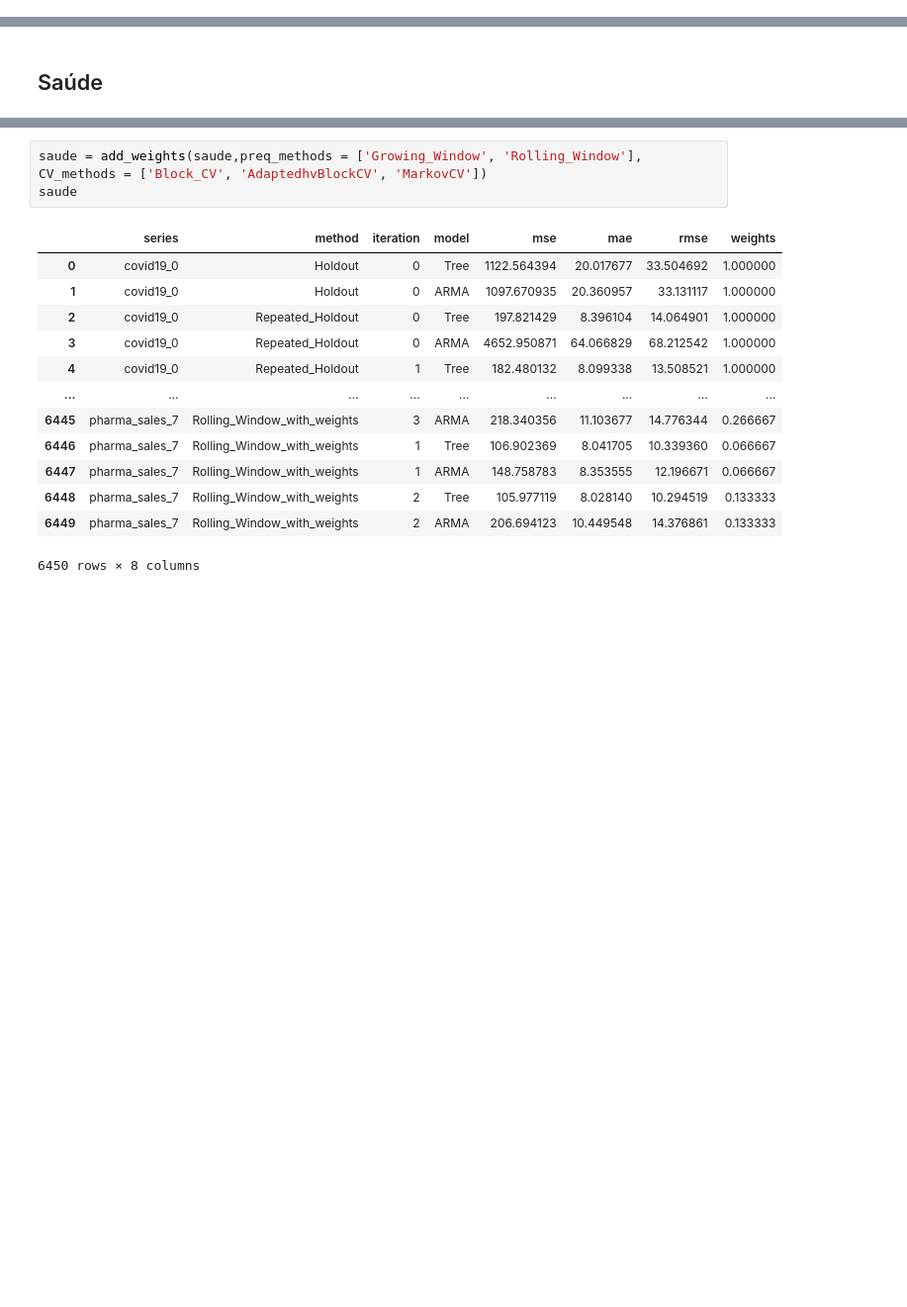
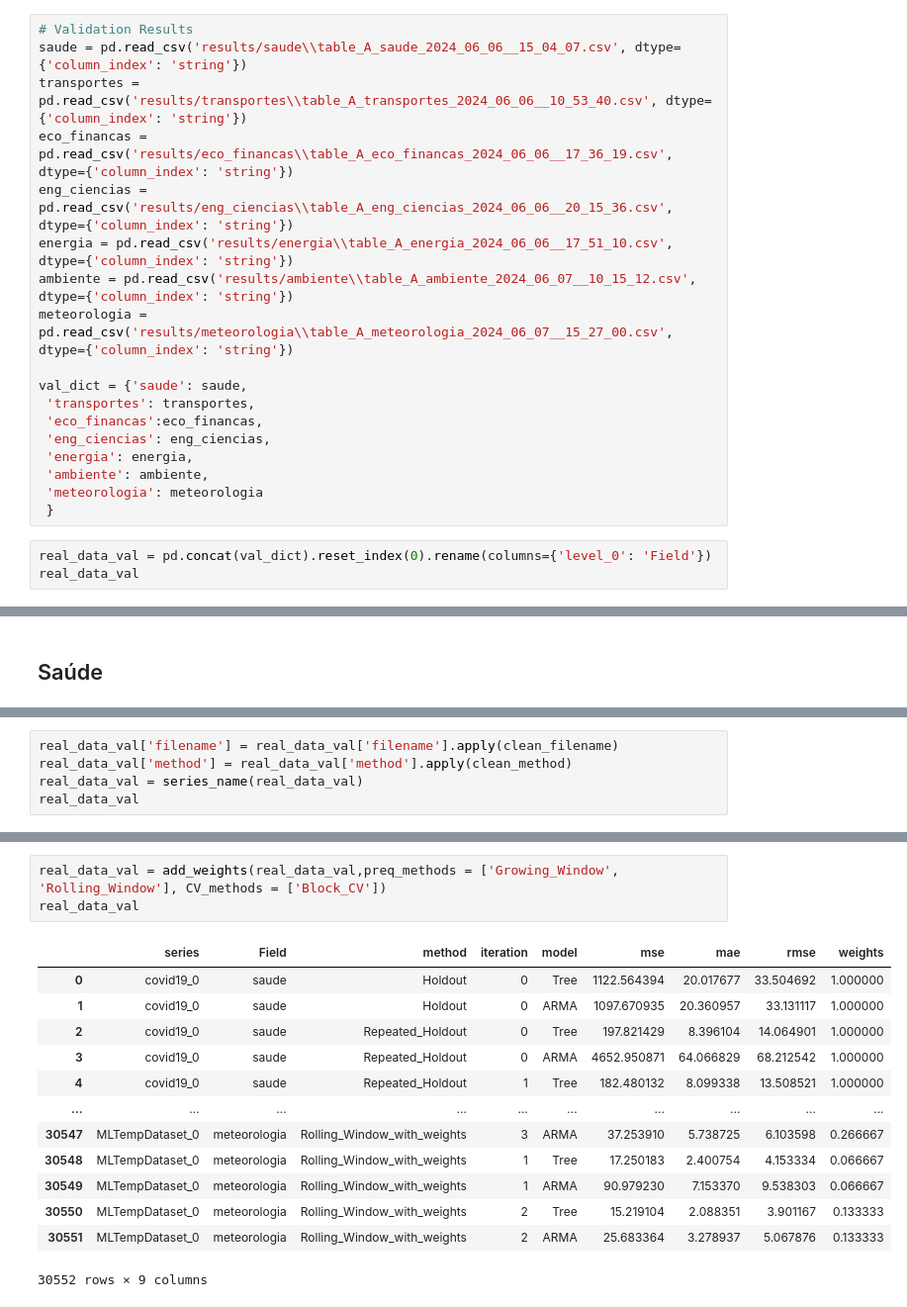
Before and after one commit to MiguelLoureiro98/timecave, a Jupyter notebook: experiments/processing_results.ipynb, the cells around one changed output, grey strips where cells are left out. Shown: that part at 99% size. Cells and saved outputs as stored; diff of their text form; blank space fills up the shorter version.

```diff
--- a/experiments/processing_results.ipynb
+++ b/experiments/processing_results.ipynb
@@ -27,0 +48,21 @@ def clean_method(method_str):
+# %%
+# Validation Results
+saude = pd.read_csv('results/saude\\table_A_saude_2024_06_06__15_04_07.csv', dtype={'column_index': 'string'})
+transportes = pd.read_csv('results/transportes\\table_A_transportes_2024_06_06__10_53_40.csv', dtype={'column_index': 'string'})
+eco_financas = pd.read_csv('results/eco_financas\\table_A_eco_financas_2024_06_06__17_36_19.csv', dtype={'column_index': 'string'})
+eng_ciencias = pd.read_csv('results/eng_ciencias\\table_A_eng_ciencias_2024_06_06__20_15_36.csv', dtype={'column_index': 'string'})
+energia = pd.read_csv('results/energia\\table_A_energia_2024_06_06__17_51_10.csv', dtype={'column_index': 'string'})
+ambiente = pd.read_csv('results/ambiente\\table_A_ambiente_2024_06_07__10_15_12.csv', dtype={'column_index': 'string'})
+meteorologia = pd.read_csv('results/meteorologia\\table_A_meteorologia_2024_06_07__15_27_00.csv', dtype={'column_index': 'string'})
+
+val_dict = {'saude': saude,
+ 'transportes': transportes,
+ 'eco_financas':eco_financas,
+ 'eng_ciencias': eng_ciencias,
+ 'energia': energia,
+ 'ambiente': ambiente,
+ 'meteorologia': meteorologia
+ }
+# %%
+real_data_val = pd.concat(val_dict).reset_index(0).rename(columns={'level_0': 'Field'})
+real_data_val
@@ -70,0 +138,5 @@ saude_test
+# %%
+real_data_val['filename'] = real_data_val['filename'].apply(clean_filename)
+real_data_val['method'] = real_data_val['method'].apply(clean_method)
+real_data_val = series_name(real_data_val)
+real_data_val
@@ -71,17 +175,17 @@ saude_test
 # %%
-saude = add_weights(saude,preq_methods = ['Growing_Window', 'Rolling_Window'], CV_methods = ['Block_CV', 'AdaptedhvBlockCV', 'MarkovCV'])
-saude
+real_data_val = add_weights(real_data_val,preq_methods = ['Growing_Window', 'Rolling_Window'], CV_methods = ['Block_CV'])
+real_data_val
 # %% [output]
-|  | series | method | iteration | model | mse | mae | rmse | weights |
-| 0 | covid19_0 | Holdout | 0 | Tree | 1122.564394 | 20.017677 | 33.504692 | 1.000000 |
-| 1 | covid19_0 | Holdout | 0 | ARMA | 1097.670935 | 20.360957 | 33.131117 | 1.000000 |
-| 2 | covid19_0 | Repeated_Holdout | 0 | Tree | 197.821429 | 8.396104 | 14.064901 | 1.000000 |
-| 3 | covid19_0 | Repeated_Holdout | 0 | ARMA | 4652.950871 | 64.066829 | 68.212542 | 1.000000 |
-| 4 | covid19_0 | Repeated_Holdout | 1 | Tree | 182.480132 | 8.099338 | 13.508521 | 1.000000 |
-| ... | ... | ... | ... | ... | ... | ... | ... | ... |
-| 6445 | pharma_sales_7 | Rolling_Window_with_weights | 3 | ARMA | 218.340356 | 11.103677 | 14.776344 | 0.266667 |
-| 6446 | pharma_sales_7 | Rolling_Window_with_weights | 1 | Tree | 106.902369 | 8.041705 | 10.339360 | 0.066667 |
-| 6447 | pharma_sales_7 | Rolling_Window_with_weights | 1 | ARMA | 148.758783 | 8.353555 | 12.196671 | 0.066667 |
-| 6448 | pharma_sales_7 | Rolling_Window_with_weights | 2 | Tree | 105.977119 | 8.028140 | 10.294519 | 0.133333 |
-| 6449 | pharma_sales_7 | Rolling_Window_with_weights | 2 | ARMA | 206.694123 | 10.449548 | 14.376861 | 0.133333 |
+|  | series | Field | method | iteration | model | mse | mae | rmse | weights |
+| 0 | covid19_0 | saude | Holdout | 0 | Tree | 1122.564394 | 20.017677 | 33.504692 | 1.000000 |
+| 1 | covid19_0 | saude | Holdout | 0 | ARMA | 1097.670935 | 20.360957 | 33.131117 | 1.000000 |
+| 2 | covid19_0 | saude | Repeated_Holdout | 0 | Tree | 197.821429 | 8.396104 | 14.064901 | 1.000000 |
+| 3 | covid19_0 | saude | Repeated_Holdout | 0 | ARMA | 4652.950871 | 64.066829 | 68.212542 | 1.000000 |
+| 4 | covid19_0 | saude | Repeated_Holdout | 1 | Tree | 182.480132 | 8.099338 | 13.508521 | 1.000000 |
+| ... | ... | ... | ... | ... | ... | ... | ... | ... | ... |
+| 30547 | MLTempDataset_0 | meteorologia | Rolling_Window_with_weights | 3 | ARMA | 37.253910 | 5.738725 | 6.103598 | 0.266667 |
+| 30548 | MLTempDataset_0 | meteorologia | Rolling_Window_with_weights | 1 | Tree | 17.250183 | 2.400754 | 4.153334 | 0.066667 |
+| 30549 | MLTempDataset_0 | meteorologia | Rolling_Window_with_weights | 1 | ARMA | 90.979230 | 7.153370 | 9.538303 | 0.066667 |
+| 30550 | MLTempDataset_0 | meteorologia | Rolling_Window_with_weights | 2 | Tree | 15.219104 | 2.088351 | 3.901167 | 0.133333 |
+| 30551 | MLTempDataset_0 | meteorologia | Rolling_Window_with_weights | 2 | ARMA | 25.683364 | 3.278937 | 5.067876 | 0.133333 |
-6450 rows × 8 columns
+30552 rows × 9 columns
```
Also changed, not shown: parts of 26 cells of this notebook, 5 other files.
